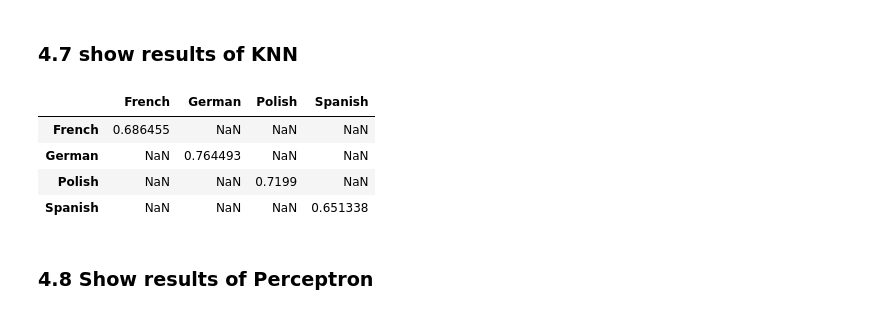
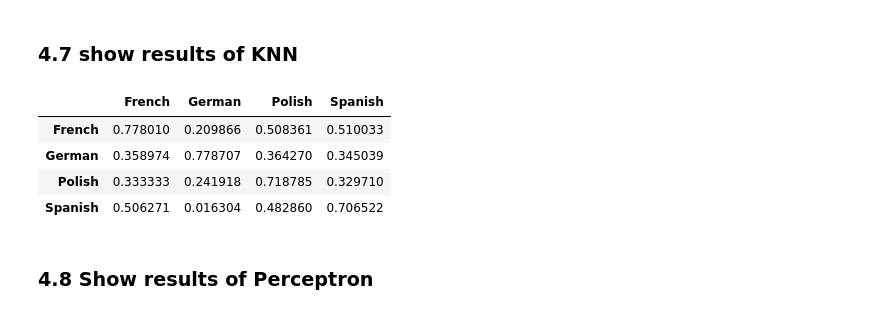
Before and after one commit to NinaNusb/-Morphology-Gender-assignment, a Jupyter notebook: notebooks/main.ipynb, the cells around one changed output. Cells and saved outputs as stored; diff of their text form; code cells hidden in the pictures.

```diff
--- a/notebooks/main.ipynb
+++ b/notebooks/main.ipynb
@@ -256,35 +310,32 @@ def multi_train_per_lang(df):
 ## 4.5 Expermiment 2: train on one lang, and test on a different langauage (shuffle)
 # %%
 def multi_train_per_lang_shuffle(df, max_length):
-    results = defaultdict(lambda :defaultdict(list))
-    dfs = df_lang(df)
+    results = defaultdict(lambda :defaultdict(lambda: defaultdict()))
     training_data = defaultdict()
     testing_data = defaultdict()
+    trans_df = encode(df, max_length) # encode
+    dfs = df_lang(trans_df)
     for sub_df in dfs: # for each language
-        trans_df = encode(sub_df.df, max_length) # encode
-        X, y = get_X_y(trans_df) # get X and y
+        X, y = get_X_y(sub_df.df) # get X and y
         X_train, X_test, y_train, y_test = train_test_split(X, y, test_size=0.5) # split
         training_data[sub_df.lang] = (X_train, y_train) # add the x and y train for each language into a dict
         testing_data[sub_df.lang] = (X_test, y_test) # add the x and y testing for each language into a dict
 
-    for train_lang in training_data: # for every language training
-        for test_lang in testing_data: # for every language testing
+    for i in training_data: # for every language training
+        for j in testing_data: # for every language testing
 
-            X_train__, y_train__ = training_data[train_lang]
-            X_test__, y_test__ = testing_data[test_lang]
-            try:
-                knn = KNeighborsClassifier(n_neighbors=3) # initialize a KNN
-                knn.fit(X_train__, y_train__) # fit it with training
-                results['KNN'][train_lang] = (knn.score(X_test__, y_test__), test_lang ) # test it
-            except:
-                continue
+            X_train__, y_train__ = training_data[i]
+            X_test__, y_test__ = testing_data[j]
 
-            try:
-                p = Perceptron(random_state=42) # initialize a Perceptron
-                p.fit(X_train__, y_train__) # fit it with training
-                results['Perceptron'][train_lang] = (p.score(X_test__, y_test__), test_lang ) # test it
-            except:
-                continue
+
+            knn = KNeighborsClassifier(n_neighbors=3) # initialize a KNN
+            knn.fit(X_train__, y_train__) # fit it with training
+            results['KNN'][i][j] = knn.score(X_test__, y_test__) # test it
+
+            p = Perceptron(random_state=42) # initialize a Perceptron
+            p.fit(X_train__, y_train__) # fit it with training
+            results['Perceptron'][i][j] = p.score(X_test__, y_test__) # test it
+
 
     return results
 # %% [markdown]
@@ -307,16 +364,15 @@ defaultdict(<function __main__.multi_train_per_lang_shuffle.<locals>.<lambda>()>
 # %% [markdown]
 ### 4.7 show results of KNN
-# %%
-knn_res = shuffled['KNN']
-data = {key: [result[0] if result[1] == key else None for result in knn_res.values()] for key in knn_res.keys()}
-knn_res_df = pd.DataFrame(data, index=data.keys())
-knn_res_df.to_csv('../data/knn_res_lang_shuffle_4_encoding.csv') # save as csv
-knn_res_df
-# %% [output]
-|  | French | German | Polish | Spanish |
-| French | 0.686455 | NaN | NaN | NaN |
-| German | NaN | 0.764493 | NaN | NaN |
-| Polish | NaN | NaN | 0.7199 | NaN |
-| Spanish | NaN | NaN | NaN | 0.651338 |
+# %%
+knn_shuffle_res = shuffled['KNN']
+knn_shuffle_df = pd.DataFrame(knn_shuffle_res)
+knn_shuffle_df.to_csv('../data/knn_res_lang_shuffle_4_encoding.csv') # save as csv
+knn_shuffle_df
+# %% [output]
+|  | French | German | Polish | Spanish |
+| French | 0.778010 | 0.209866 | 0.508361 | 0.510033 |
+| German | 0.358974 | 0.778707 | 0.364270 | 0.345039 |
+| Polish | 0.333333 | 0.241918 | 0.718785 | 0.329710 |
+| Spanish | 0.506271 | 0.016304 | 0.482860 | 0.706522 |
 # %% [markdown]
 ### 4.8 Show results of Perceptron
```
Also changed, not shown: parts of 10 cells of this notebook.
